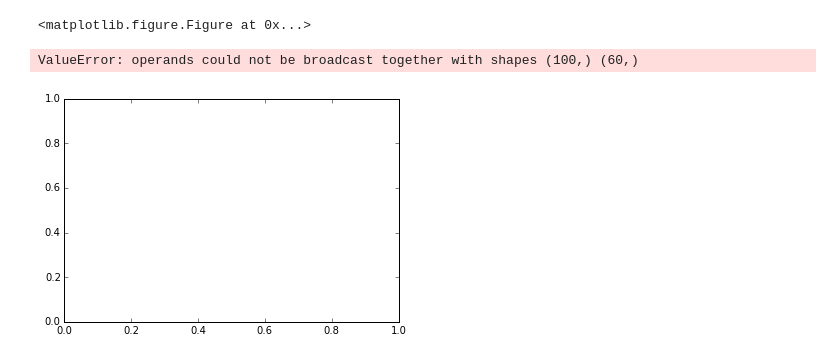
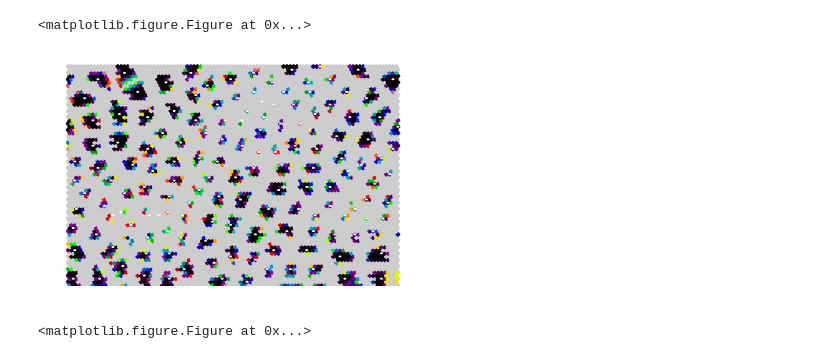
Before and after one commit to peterwittek/ipython-notebooks, a Jupyter notebook: Somoclu in Python.ipynb, the cells around one changed output. Drawn from its saved outputs; the diff is of its cells as text; code cells hidden in the pictures.

Commit message:
Hexagonal maps look better

```diff
--- a/Somoclu in Python.ipynb
+++ b/Somoclu in Python.ipynb
@@ -47,10 +47,10 @@ som.view_umatrix(colormap="Spectral_r", bestmatches=True,
 [figure]
 <matplotlib.figure.Figure at 0x...>
 # %%
-nSomX, nSomY = 100, 60
+nSomX, nSomY = 100, 70
 som = somoclu.Somoclu(nSomX, nSomY, data=data)
-som.train(nEpoch=30, gridType="hexagonal")
-som.view_umatrix()
+som.train(nEpoch=30, gridType="hexagonal", mapType="toroid")
+som.view_umatrix(bestmatches=True)
 # %% [output]
+[figure, new version]
-ValueError: operands could not be broadcast together with shapes (100,) (60,)
+<matplotlib.figure.Figure at 0x...>
-[figure, old version]
```
Also changed, not shown: parts of 2 cells of this notebook.
